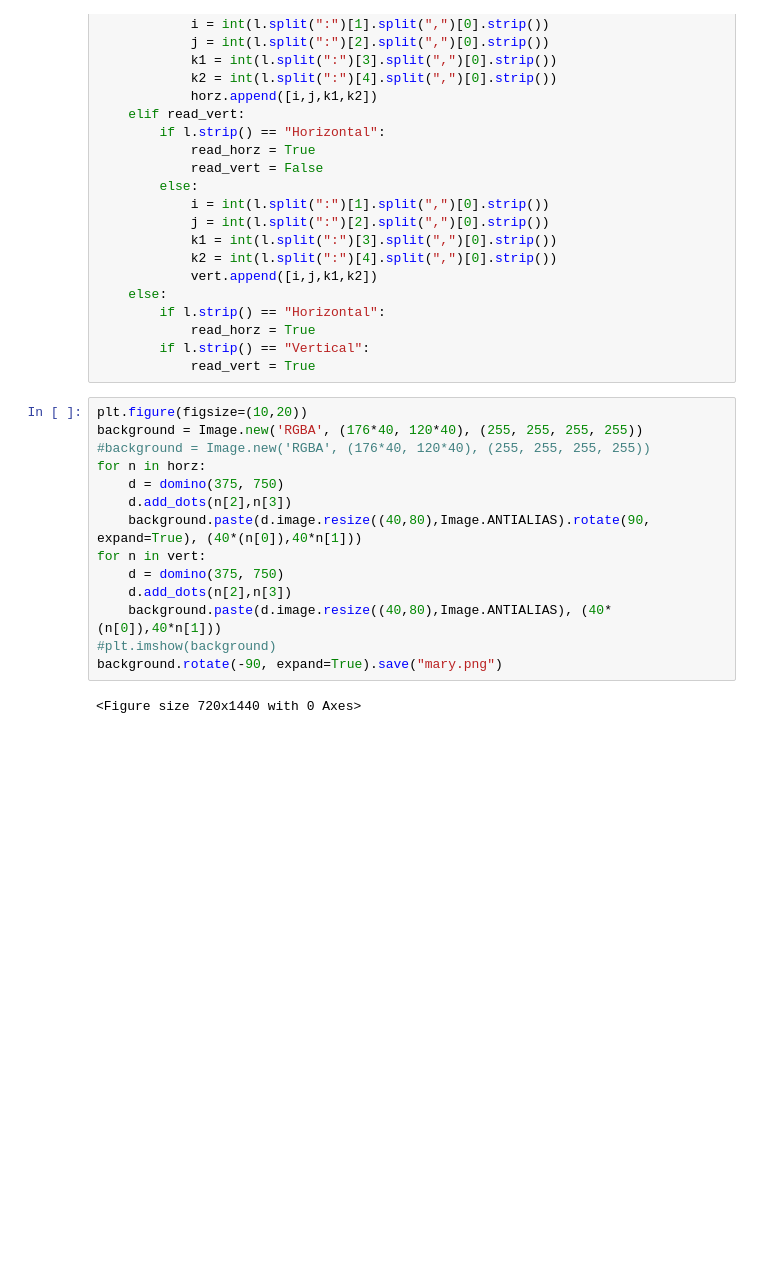
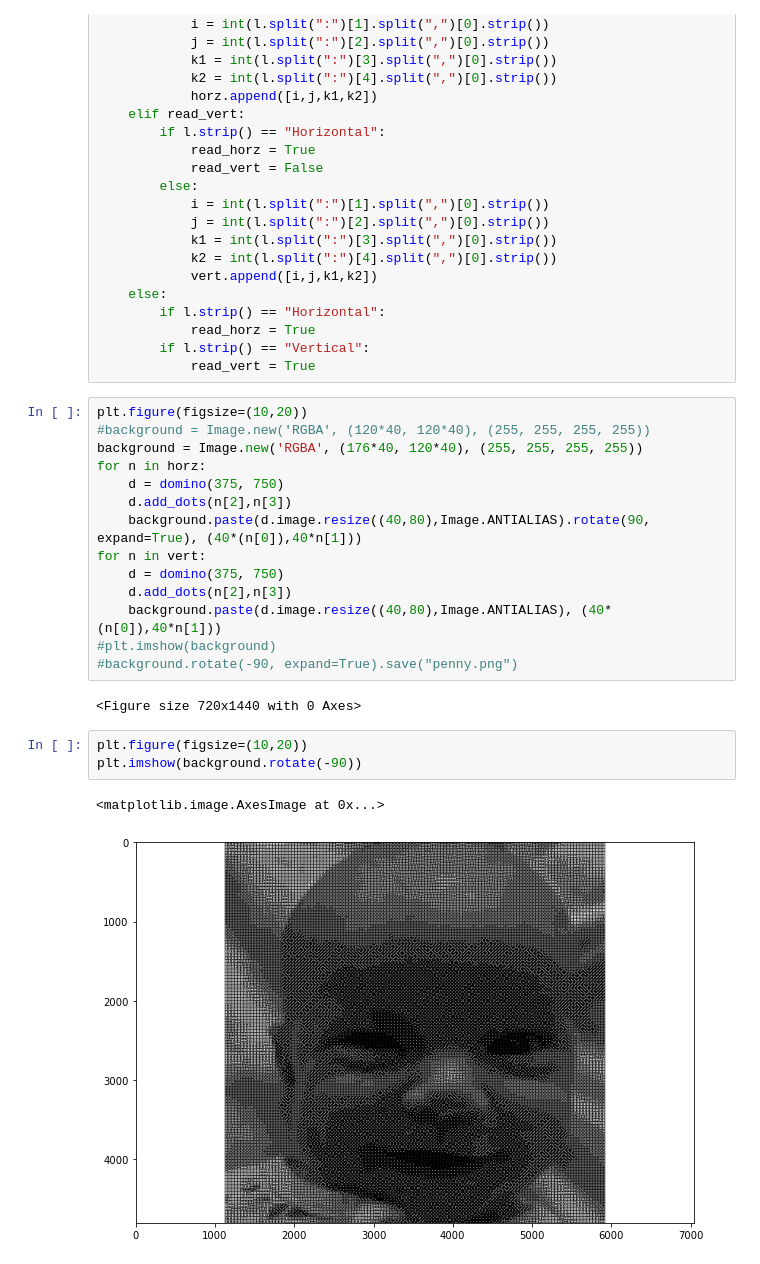
Before and after one commit to sbarr-apexoptim/dominoes, a Jupyter notebook: solution/plot_solution-glpk.ipynb, the cells around one changed output. Cells and saved outputs as stored; diff of their text form; blank space fills up the shorter version.

```diff
--- a/solution/plot_solution-glpk.ipynb
+++ b/solution/plot_solution-glpk.ipynb
@@ -53,8 +53,8 @@ for l in sol:
             read_vert = True
 # %%
 plt.figure(figsize=(10,20))
+#background = Image.new('RGBA', (120*40, 120*40), (255, 255, 255, 255))
 background = Image.new('RGBA', (176*40, 120*40), (255, 255, 255, 255))
-#background = Image.new('RGBA', (176*40, 120*40), (255, 255, 255, 255))
 for n in horz:
     d = domino(375, 750)
     d.add_dots(n[2],n[3])
@@ -64,6 +64,12 @@ for n in vert:
     d.add_dots(n[2],n[3])
     background.paste(d.image.resize((40,80),Image.ANTIALIAS), (40*(n[0]),40*n[1]))
 #plt.imshow(background)
-background.rotate(-90, expand=True).save("mary.png")
+#background.rotate(-90, expand=True).save("penny.png")
 # %% [output]
 <Figure size 720x1440 with 0 Axes>
+# %%
+plt.figure(figsize=(10,20))
+plt.imshow(background.rotate(-90))
+# %% [output]
+<matplotlib.image.AxesImage at 0x...>
+[figure, added]
```
Also changed, not shown: parts of 1 cell of this notebook, 22 other files.
